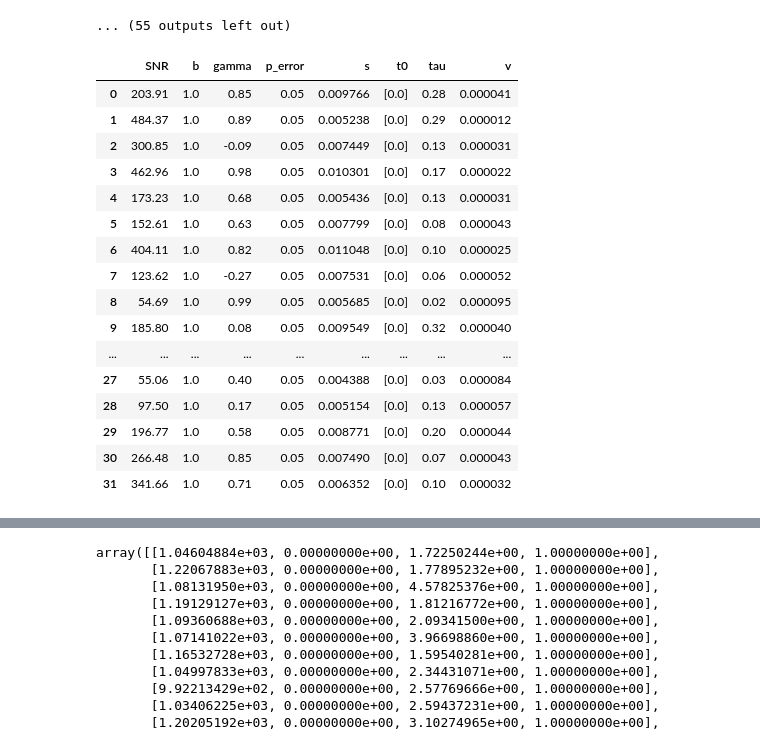
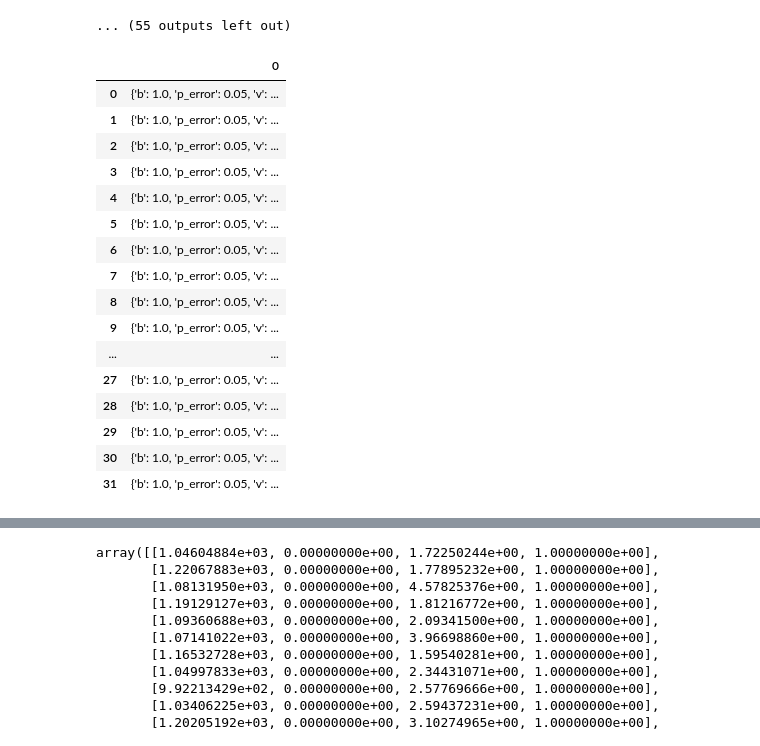
Before and after one commit to pradysepulveda/glamDDM_PF2019, a Jupyter notebook: PF2019_GLAM_individual_More_NoBin_NUTS_33.ipynb, the cells around one changed output, grey strips where cells are left out. Drawn from its saved outputs; the diff is of its cells as text; code cells hidden in the pictures.

```diff
--- a/PF2019_GLAM_individual_More_NoBin_NUTS_33.ipynb
+++ b/PF2019_GLAM_individual_More_NoBin_NUTS_33.ipynb
@@ -144,25 +144,25 @@ Initializing NUTS using jitter+adapt_diag...
 # Save parameter estimates
 np.save(str('results/estimates/glam_PF2019_full'+sufix+'.npy'), glam_full.estimates)
 # %%
-pd.DataFrame(glam_full.estimates)
+pd.DataFrame.from_dict(glam_full.estimates)
 # %% [output]
-|  | SNR | b | gamma | p_error | s | t0 | tau | v |
-| 0 | 203.91 | 1.0 | 0.85 | 0.05 | 0.009766 | [0.0] | 0.28 | 0.000041 |
-| 1 | 484.37 | 1.0 | 0.89 | 0.05 | 0.005238 | [0.0] | 0.29 | 0.000012 |
-| 2 | 300.85 | 1.0 | -0.09 | 0.05 | 0.007449 | [0.0] | 0.13 | 0.000031 |
-| 3 | 462.96 | 1.0 | 0.98 | 0.05 | 0.010301 | [0.0] | 0.17 | 0.000022 |
-| 4 | 173.23 | 1.0 | 0.68 | 0.05 | 0.005436 | [0.0] | 0.13 | 0.000031 |
-| 5 | 152.61 | 1.0 | 0.63 | 0.05 | 0.007799 | [0.0] | 0.08 | 0.000043 |
-| 6 | 404.11 | 1.0 | 0.82 | 0.05 | 0.011048 | [0.0] | 0.10 | 0.000025 |
-| 7 | 123.62 | 1.0 | -0.27 | 0.05 | 0.007531 | [0.0] | 0.06 | 0.000052 |
-| 8 | 54.69 | 1.0 | 0.99 | 0.05 | 0.005685 | [0.0] | 0.02 | 0.000095 |
-| 9 | 185.80 | 1.0 | 0.08 | 0.05 | 0.009549 | [0.0] | 0.32 | 0.000040 |
-| ... | ... | ... | ... | ... | ... | ... | ... | ... |
-| 27 | 55.06 | 1.0 | 0.40 | 0.05 | 0.004388 | [0.0] | 0.03 | 0.000084 |
-| 28 | 97.50 | 1.0 | 0.17 | 0.05 | 0.005154 | [0.0] | 0.13 | 0.000057 |
-| 29 | 196.77 | 1.0 | 0.58 | 0.05 | 0.008771 | [0.0] | 0.20 | 0.000044 |
-| 30 | 266.48 | 1.0 | 0.85 | 0.05 | 0.007490 | [0.0] | 0.07 | 0.000043 |
-| 31 | 341.66 | 1.0 | 0.71 | 0.05 | 0.006352 | [0.0] | 0.10 | 0.000032 |
+|  | 0 |
+| 0 | {'b': 1.0, 'p_error': 0.05, 'v': ... |
+| 1 | {'b': 1.0, 'p_error': 0.05, 'v': ... |
+| 2 | {'b': 1.0, 'p_error': 0.05, 'v': ... |
+| 3 | {'b': 1.0, 'p_error': 0.05, 'v': ... |
+| 4 | {'b': 1.0, 'p_error': 0.05, 'v': ... |
+| 5 | {'b': 1.0, 'p_error': 0.05, 'v': ... |
+| 6 | {'b': 1.0, 'p_error': 0.05, 'v': ... |
+| 7 | {'b': 1.0, 'p_error': 0.05, 'v': ... |
+| 8 | {'b': 1.0, 'p_error': 0.05, 'v': ... |
+| 9 | {'b': 1.0, 'p_error': 0.05, 'v': ... |
+| ... | ... |
+| 27 | {'b': 1.0, 'p_error': 0.05, 'v': ... |
+| 28 | {'b': 1.0, 'p_error': 0.05, 'v': ... |
+| 29 | {'b': 1.0, 'p_error': 0.05, 'v': ... |
+| 30 | {'b': 1.0, 'p_error': 0.05, 'v': ... |
+| 31 | {'b': 1.0, 'p_error': 0.05, 'v': ... |
 # %%
 # Compute WAICs
 print('Computing WAIC scores for full model...')
```
Also changed, not shown: parts of 1 cell of this notebook, 9 other files.
